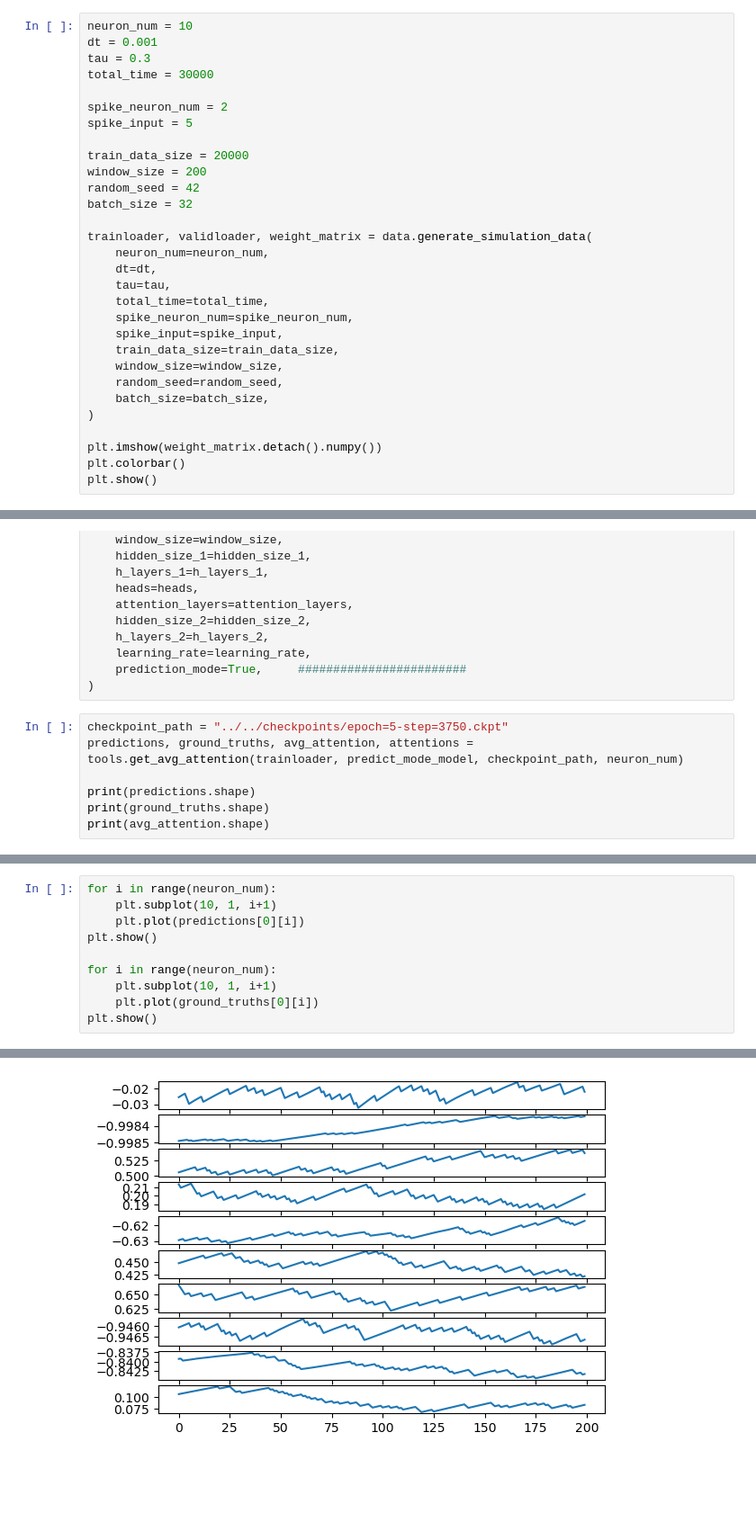
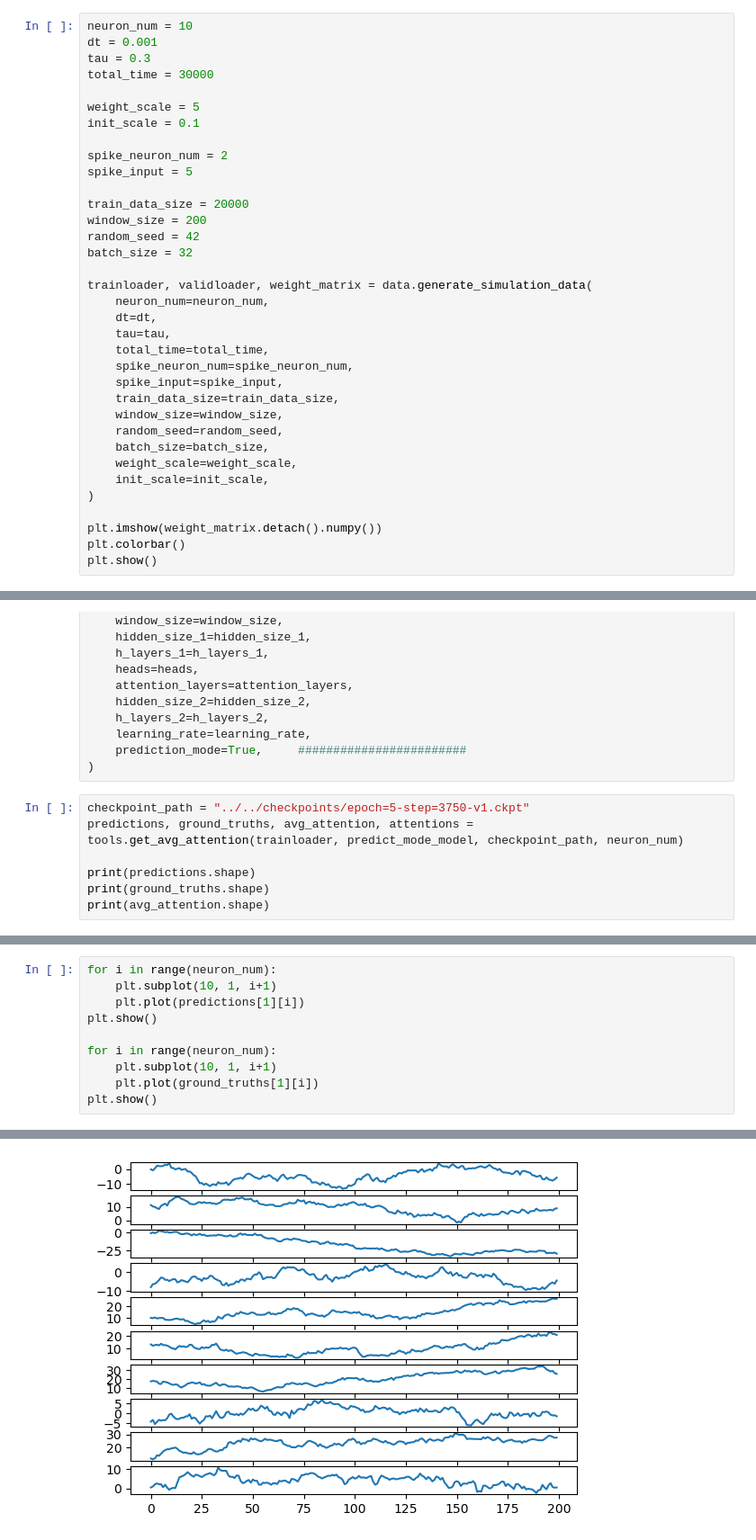
Before and after one commit to wuweizhang0723/func2graph, a Jupyter notebook: notebook/check_evaluation/evaluate_model.ipynb, the cells around one changed output, grey strips where cells are left out. Shown at 90% size. Cells and saved outputs as stored; diff of their text form; blank space fills up the shorter version.

```diff
--- a/notebook/check_evaluation/evaluate_model.ipynb
+++ b/notebook/check_evaluation/evaluate_model.ipynb
@@ -14,6 +17,9 @@ neuron_num = 10
 dt = 0.001
 tau = 0.3
 total_time = 30000
+
+weight_scale = 5
+init_scale = 0.1
 
 spike_neuron_num = 2
 spike_input = 5
@@ -34,6 +40,8 @@ trainloader, validloader, weight_matrix = data.generate_simulation_data(
     window_size=window_size,
     random_seed=random_seed,
     batch_size=batch_size,
+    weight_scale=weight_scale,
+    init_scale=init_scale,
 )
 
 plt.imshow(weight_matrix.detach().numpy())
@@ -64,7 +72,7 @@ predict_mode_model = models.Attention_Autoencoder(
     prediction_mode=True,     ########################
 )
 # %%
-checkpoint_path = "../../checkpoints/epoch=5-step=3750.ckpt"
+checkpoint_path = "../../checkpoints/epoch=5-step=3750-v1.ckpt"
 predictions, ground_truths, avg_attention, attentions = tools.get_avg_attention(trainloader, predict_mode_model, checkpoint_path, neuron_num)
 
 print(predictions.shape)
@@ -166,11 +139,11 @@ plt.show()
 # %%
 for i in range(neuron_num):
     plt.subplot(10, 1, i+1)
-    plt.plot(predictions[0][i])
+    plt.plot(predictions[1][i])
 plt.show()
 
 for i in range(neuron_num):
     plt.subplot(10, 1, i+1)
-    plt.plot(ground_truths[0][i])
+    plt.plot(ground_truths[1][i])
 plt.show()
 # %% [output]
@@ -178 +151 @@ plt.show()
-[figure, old version]
+[figure, new version]
```
Also changed, not shown: parts of 7 cells of this notebook, 3 other files.
